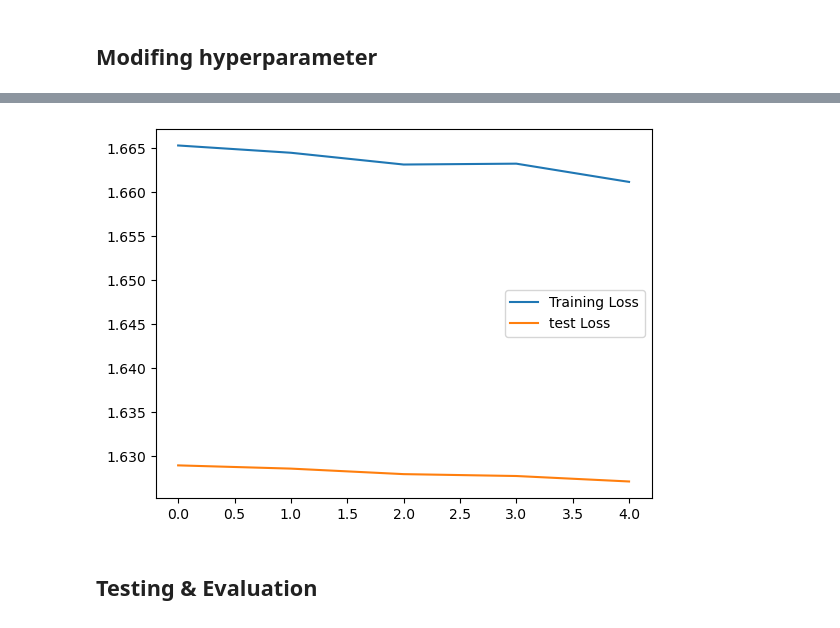
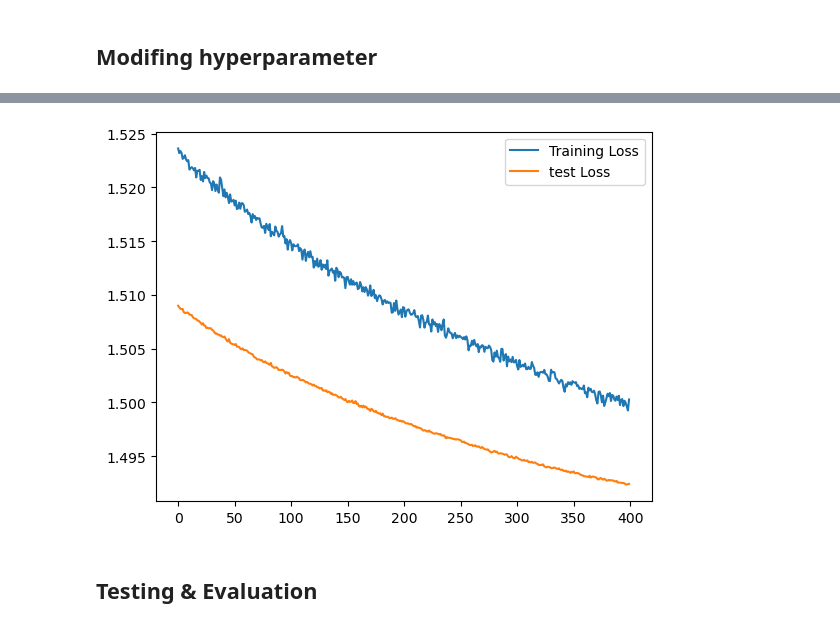
Before and after one commit to Boghdady9/Minst-Dataset-Udacity-Nanodegree-project, a Jupyter notebook: minst-dataset-udacity-nanodegree-project.ipynb, the cells around one changed output, grey strips where cells are left out. Drawn from its saved outputs; the diff is of its cells as text; code cells hidden in the pictures.

```diff
--- a/minst-dataset-udacity-nanodegree-project.ipynb
+++ b/minst-dataset-udacity-nanodegree-project.ipynb
@@ -136,7 +136,7 @@ Net(
 # %% [markdown]
 ## Training phase
 # %%
-def train_model(net, train_loader, test_loader, num_epoch=50, lr=0.001, momentum=0.5):
+def train_model(net, train_loader, test_loader, num_epoch=300, lr=0.001, momentum=0.5):
     optimizer = optim.SGD(net.parameters(), lr=lr,momentum=momentum)
     criterion = nn.CrossEntropyLoss()
 
@@ -212,5 +212,5 @@ Epoch 50 test accuracy: 0.84% test loss: 1.62990
 # %% [markdown]
 ## Modifing hyperparameter
 # %%
-train_model(net, train_loader, test_loader, num_epoch=5, lr=0.001, momentum=0.3)
+train_model(net, train_loader, test_loader, num_epoch=400, lr=0.001, momentum=0.3)
 # %% [output]
@@ -227,4 +234,4 @@ Epoch 5 test accuracy: 0.84% test loss: 1.62707
-[figure, old version]
+[figure, new version]
 # %% [markdown]
 ## Testing & Evaluation
 # %%
```
Also changed, not shown: parts of 4 cells of this notebook.
